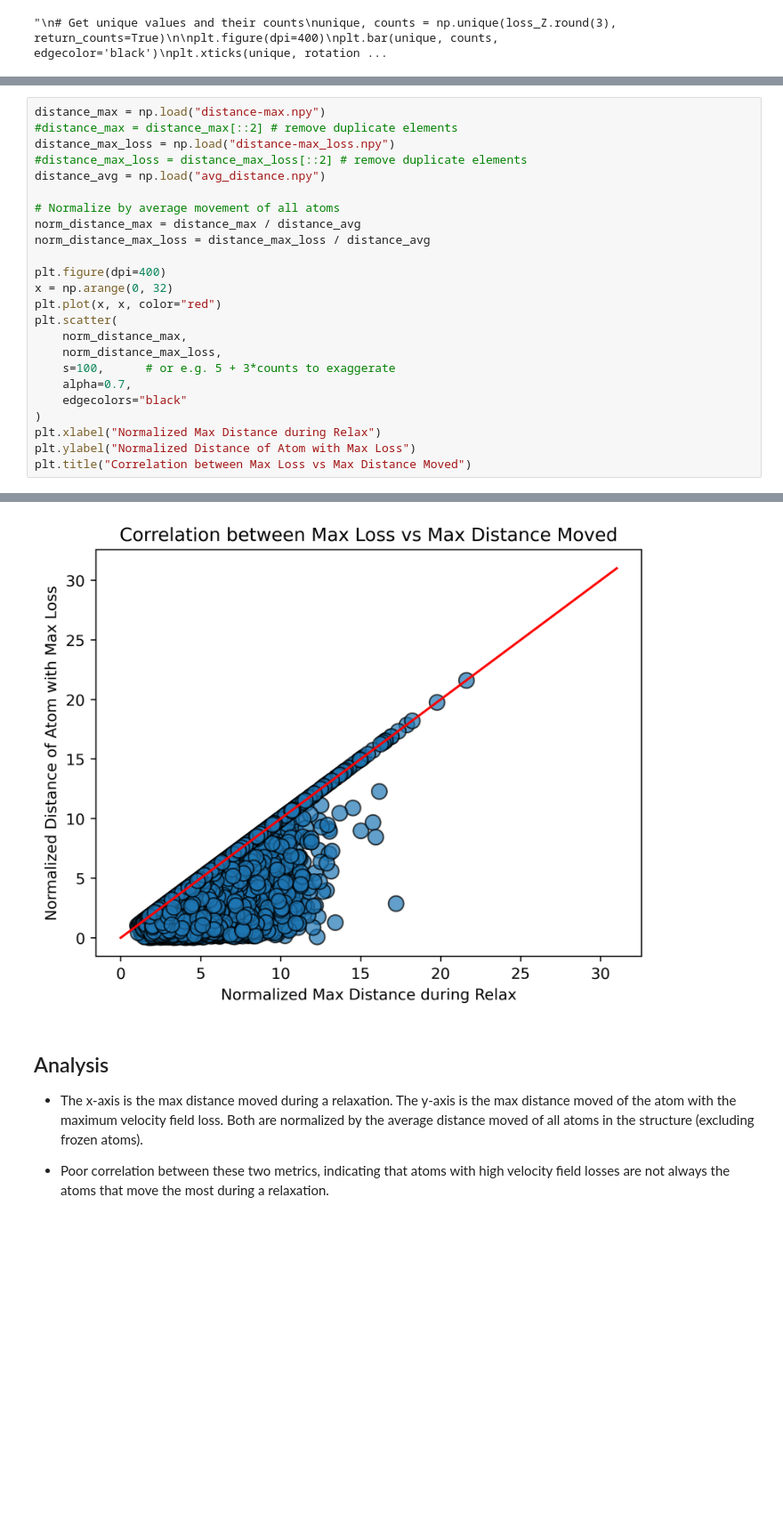
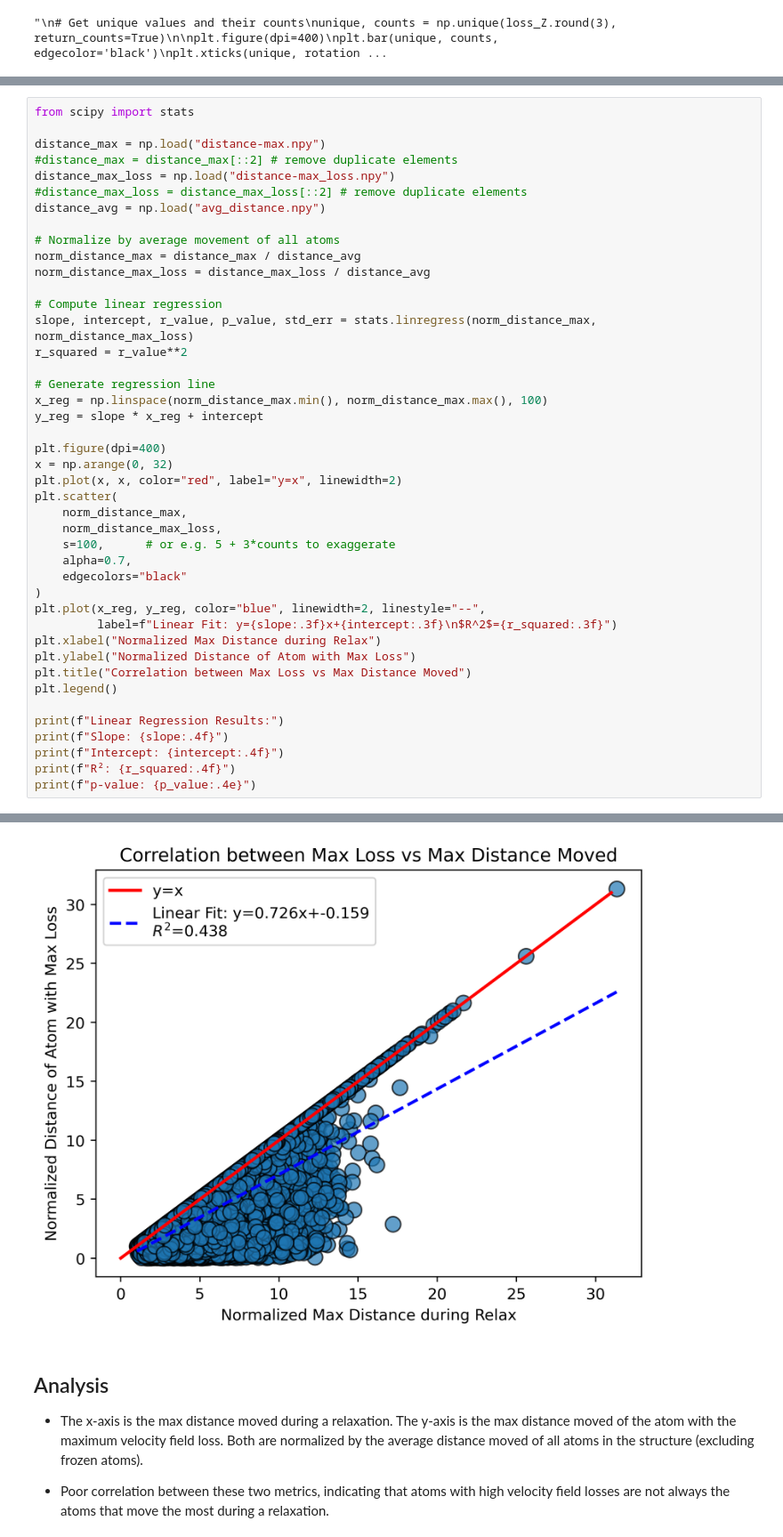
Before and after one commit to DeanMSweeney/gace, a Jupyter notebook: analysis/equiformerv2/loss_v_atom.ipynb, the cells around one changed output, grey strips where cells are left out. Shown at 89% size. Cells and saved outputs as stored; diff of their text form; blank space fills up the shorter version.

```diff
--- a/analysis/equiformerv2/loss_v_atom.ipynb
+++ b/analysis/equiformerv2/loss_v_atom.ipynb
@@ -50,4 +50,6 @@ plt.tight_layout()
 # %%
+from scipy import stats
+
 distance_max = np.load("distance-max.npy")
 #distance_max = distance_max[::2] # remove duplicate elements
 distance_max_loss = np.load("distance-max_loss.npy")
@@ -58,9 +60,17 @@ distance_avg = np.load("avg_distance.npy")
 norm_distance_max = distance_max / distance_avg
 norm_distance_max_loss = distance_max_loss / distance_avg
 
+# Compute linear regression
+slope, intercept, r_value, p_value, std_err = stats.linregress(norm_distance_max, norm_distance_max_loss)
+r_squared = r_value**2
+
+# Generate regression line
+x_reg = np.linspace(norm_distance_max.min(), norm_distance_max.max(), 100)
+y_reg = slope * x_reg + intercept
+
 plt.figure(dpi=400)
 x = np.arange(0, 32)
-plt.plot(x, x, color="red")
+plt.plot(x, x, color="red", label="y=x", linewidth=2)
 plt.scatter(
     norm_distance_max,
     norm_distance_max_loss,
@@ -68,7 +78,16 @@ plt.scatter(
     alpha=0.7,
     edgecolors="black"
 )
+plt.plot(x_reg, y_reg, color="blue", linewidth=2, linestyle="--",
+         label=f"Linear Fit: y={slope:.3f}x+{intercept:.3f}\n$R^2$={r_squared:.3f}")
 plt.xlabel("Normalized Max Distance during Relax")
 plt.ylabel("Normalized Distance of Atom with Max Loss")
 plt.title("Correlation between Max Loss vs Max Distance Moved")
+plt.legend()
+
+print(f"Linear Regression Results:")
+print(f"Slope: {slope:.4f}")
+print(f"Intercept: {intercept:.4f}")
+print(f"R²: {r_squared:.4f}")
+print(f"p-value: {p_value:.4e}")
 # %% [output]
@@ -76,4 +99,4 @@ Text(0.5, 1.0, 'Correlation between Max Loss vs Max Distance Moved')
-[figure, old version]
+[figure, new version]
 # %% [markdown]
 ## Analysis
 - The x-axis is the max distance moved during a relaxation. The y-axis is the max distance moved of the atom with the maximum velocity field loss. Both are normalized by the average distance moved of all atoms in the structure (excluding frozen atoms).
```
Also changed, not shown: parts of 4 cells of this notebook.
